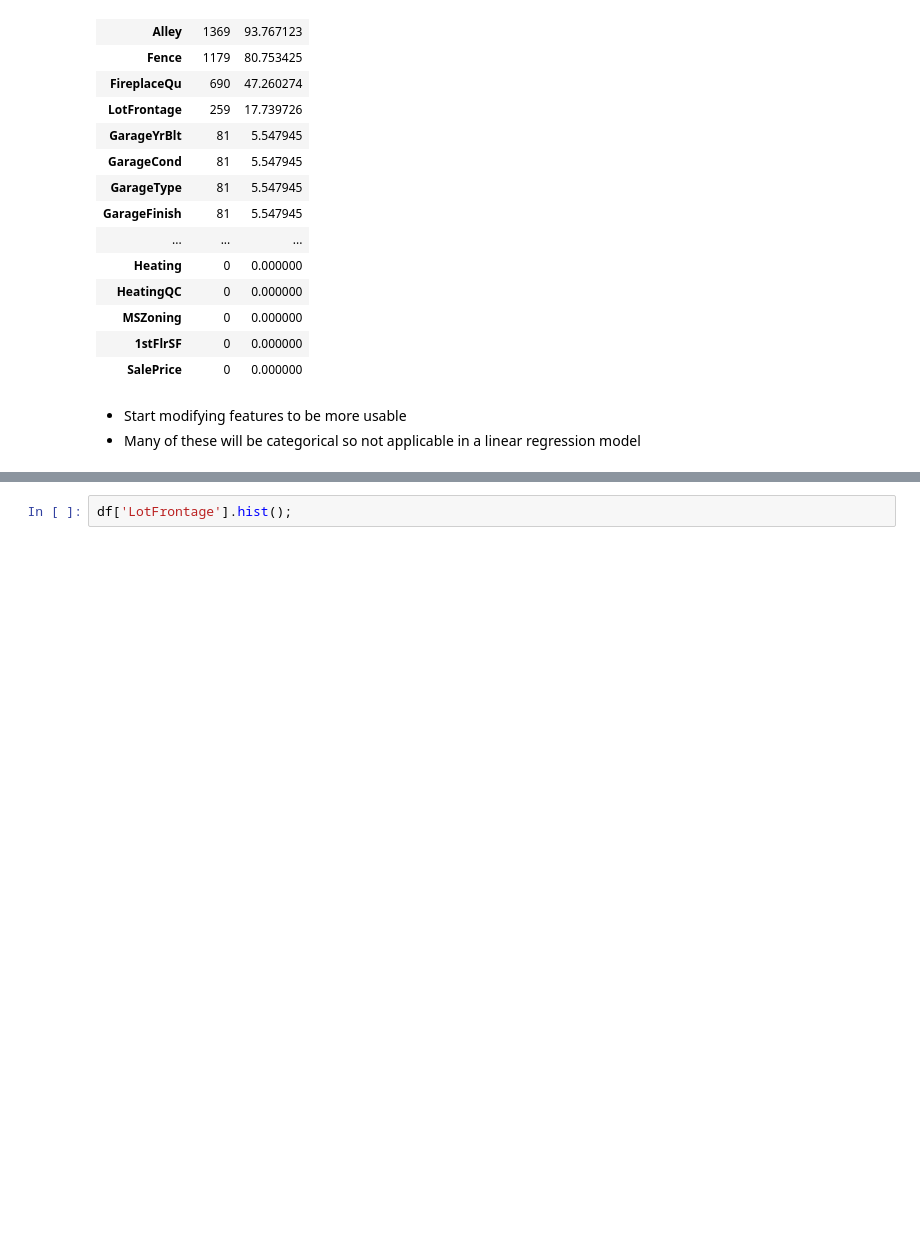
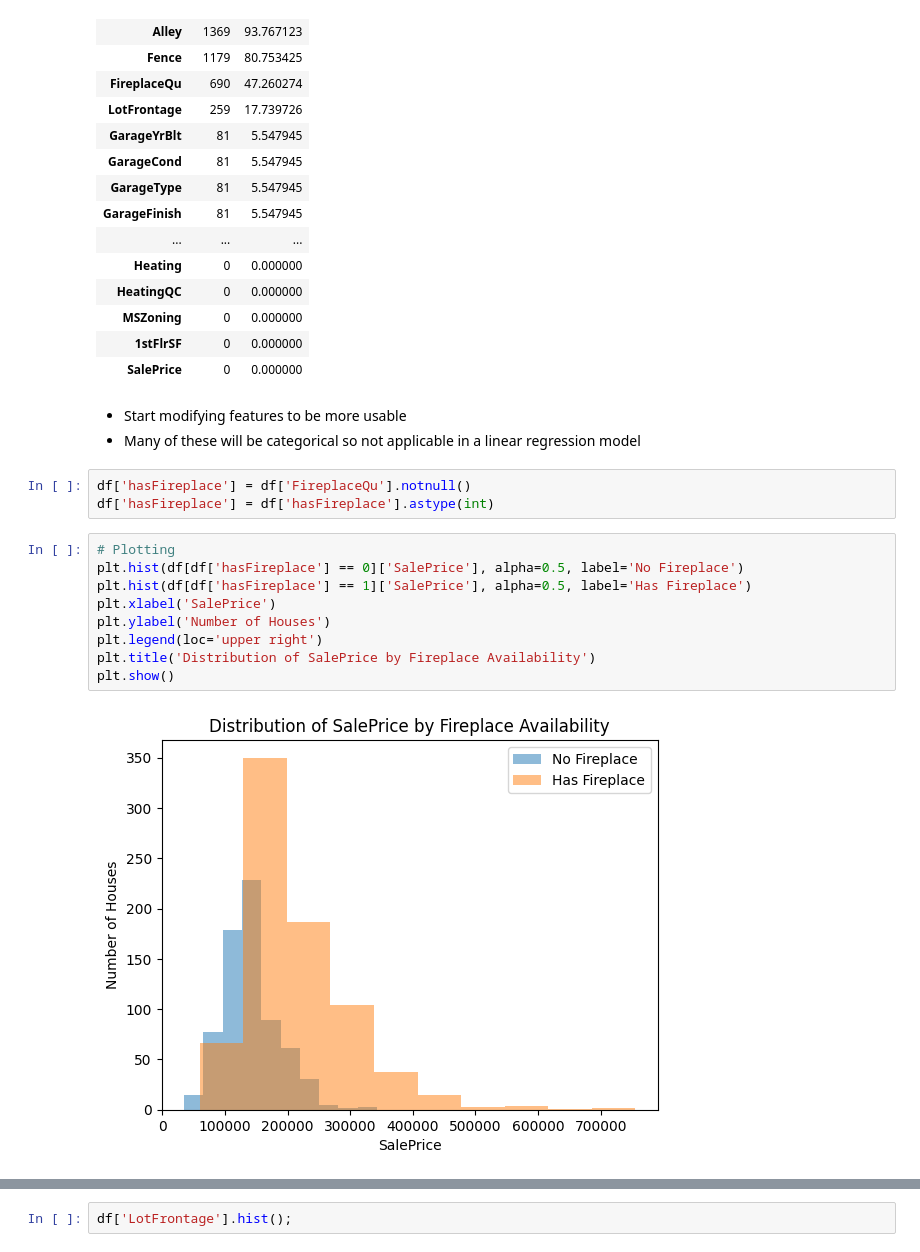
Before and after one commit to richy1996/Springboard_Capstone_II, a Jupyter notebook: EDA.ipynb, the cells around one changed output, grey strips where cells are left out. Saved outputs shown, nothing was run; the diff lists cells and outputs as text; blank space fills up the shorter version.

Commit message:
added a few plots, histogram with binary overlay and scatter with categorical hue

```diff
--- a/EDA.ipynb
+++ b/EDA.ipynb
@@ -110,3 +114,17 @@ missing.sort_values(by='count', ascending=False)
 # %% [markdown]
 - Start modifying features to be more usable
 - Many of these will be categorical so not applicable in a linear regression model
+# %%
+df['hasFireplace'] = df['FireplaceQu'].notnull()
+df['hasFireplace'] = df['hasFireplace'].astype(int)
+# %%
+# Plotting
+plt.hist(df[df['hasFireplace'] == 0]['SalePrice'], alpha=0.5, label='No Fireplace')
+plt.hist(df[df['hasFireplace'] == 1]['SalePrice'], alpha=0.5, label='Has Fireplace')
+plt.xlabel('SalePrice')
+plt.ylabel('Number of Houses')
+plt.legend(loc='upper right')
+plt.title('Distribution of SalePrice by Fireplace Availability')
+plt.show()
+# %% [output]
+[figure, added]
```
Also changed, not shown: parts of 4 cells of this notebook.
